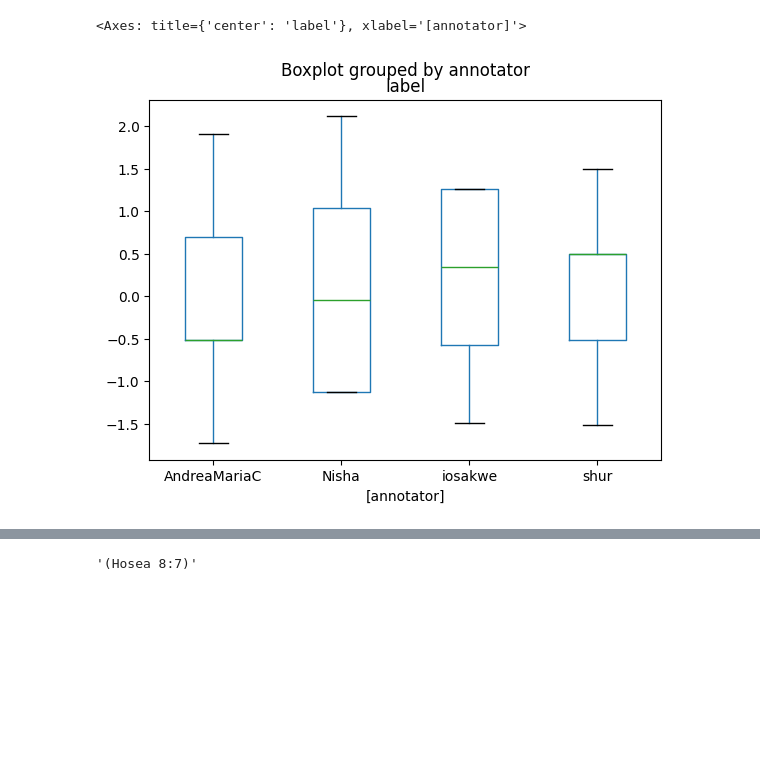
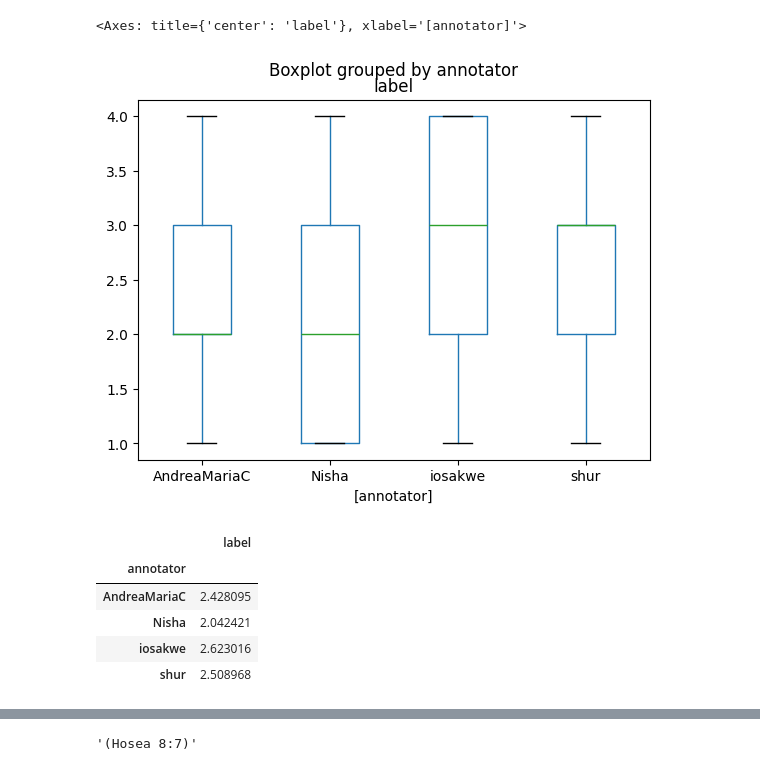
Before and after one commit to FrancescoPeriti/TRoTR, a Jupyter notebook: PhiTag2DURel.ipynb, the cells around one changed output, grey strips where cells are left out. Drawn from its saved outputs; the diff is of its cells as text; code cells hidden in the pictures; blank space fills up the shorter version.

```diff
--- a/PhiTag2DURel.ipynb
+++ b/PhiTag2DURel.ipynb
@@ -135,10 +135,18 @@ SignificanceResult(statistic=0.5878170694134324, pvalue=2.1900530815105282e-195)
 # %%
 tmp = df[df['label']!=-1][['annotator', 'lemma', 'instanceID', 'label']]
+tmp[['annotator', 'label']].boxplot(by='annotator', grid=False)
+# %% [output]
+<Axes: title={'center': 'label'}, xlabel='[annotator]'>
+[figure, added]
 # %%
-tmp[['annotator', 'label']].boxplot(by='annotator', grid=False)
+tmp[['annotator', 'label']].groupby('annotator').mean()
 # %% [output]
-<Axes: title={'center': 'label'}, xlabel='[annotator]'>
-[figure, removed]
+|  | label |
+| annotator |  |
+| AndreaMariaC | 2.428095 |
+| Nisha | 2.042421 |
+| iosakwe | 2.623016 |
+| shur | 2.508968 |
 # %%
 for lemma in tmp.lemma.unique():
     axes = tmp[tmp['lemma']==lemma][['annotator', 'label']].boxplot(by='annotator', grid=False)
```
Also changed, not shown: parts of 3 cells of this notebook, 5 other files.
